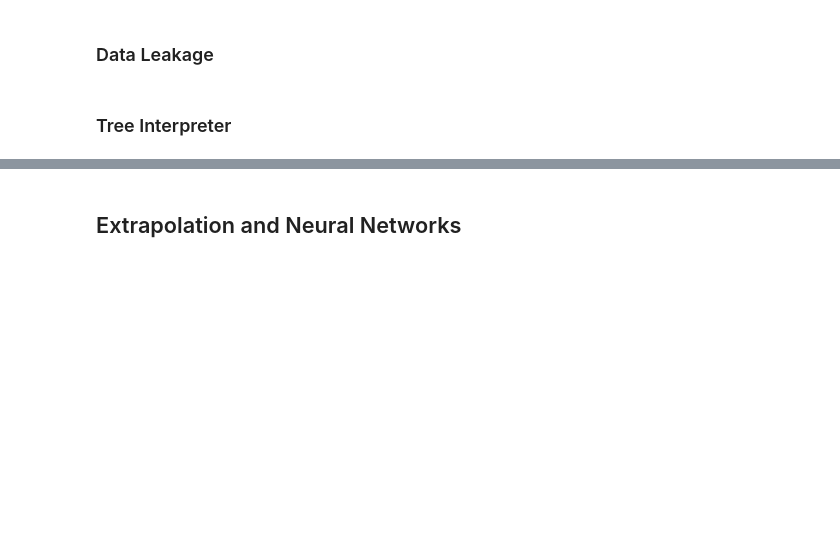
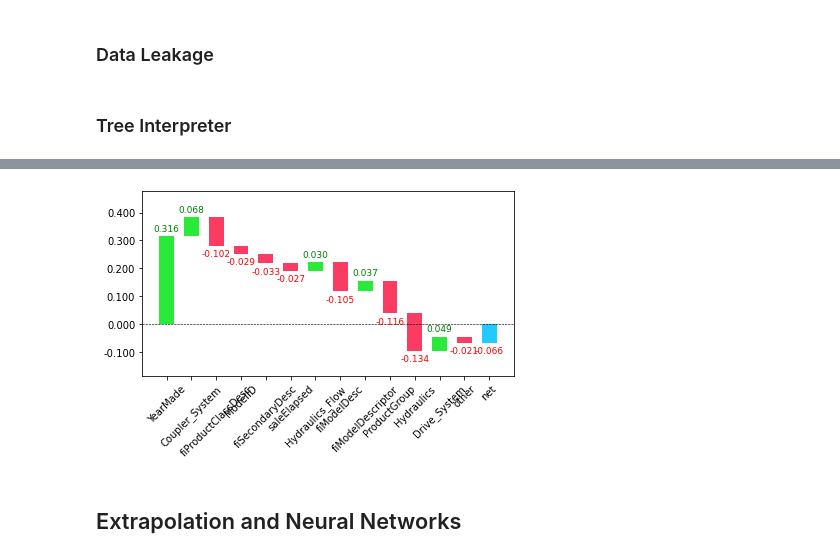
Before and after one commit to epm2wi/fastbook, a Jupyter notebook: clean/09_tabular.ipynb, the cells around one changed output, grey strips where cells are left out. Drawn from its saved outputs; the diff is of its cells as text; code cells hidden in the pictures; blank space fills up the shorter version.

```diff
--- a/clean/09_tabular.ipynb
+++ b/clean/09_tabular.ipynb
@@ -368,11 +420,18 @@ get_oob(xs_imp.drop(to_drop, axis=1))
 xs_final = xs_imp.drop(to_drop, axis=1)
 valid_xs_final = valid_xs_imp.drop(to_drop, axis=1)
 # %%
-(path/'xs_final.pkl').save(xs_final)
-(path/'valid_xs_final.pkl').save(valid_xs_final)
+with (path/'xs_final.pkl').open('wb') as fx:
+  pickle.dump(xs_final,fx)
+with (path/'valid_xs_final.pkl').open('wb') as fy:
+  pickle.dump(valid_xs_final,fy)
-# %%
-xs_final = (path/'xs_final.pkl').load()
-valid_xs_final = (path/'valid_xs_final.pkl').load()
+# %%
+with (path/'xs_final.pkl').open('rb') as fx:
+  xs_final=pickle.load(fx)
+with (path/'valid_xs_final.pkl').open('rb') as fy:
+  valid_xs_final=pickle.load(fy)
+
+# xs_final = (path/'xs_final.pkl').load()
+# valid_xs_final = (path/'valid_xs_final.pkl').load()
 # %%
 m = rf(xs_final, y)
 m_rmse(m, xs_final, y), m_rmse(m, valid_xs_final, valid_y)
@@ -413,3 +503,8 @@ waterfall(valid_xs_final.columns, contributions[0], threshold=0.08,
+# %%
+waterfall(valid_xs_final.columns, contributions[1], threshold=0.08,
+          rotation_value=45,formatting='{:,.3f}');
+# %% [output]
+[figure, added]
 # %% [markdown]
 ## Extrapolation and Neural Networks
 # %% [markdown]
```
Also changed, not shown: parts of 47 cells of this notebook.
